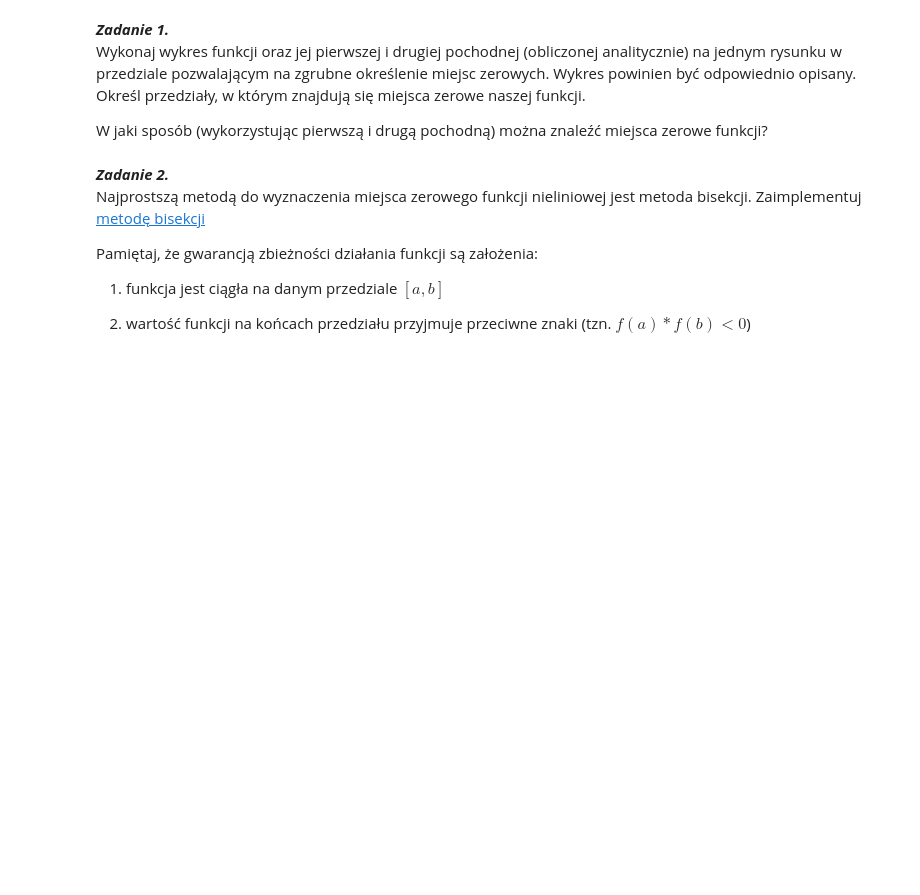
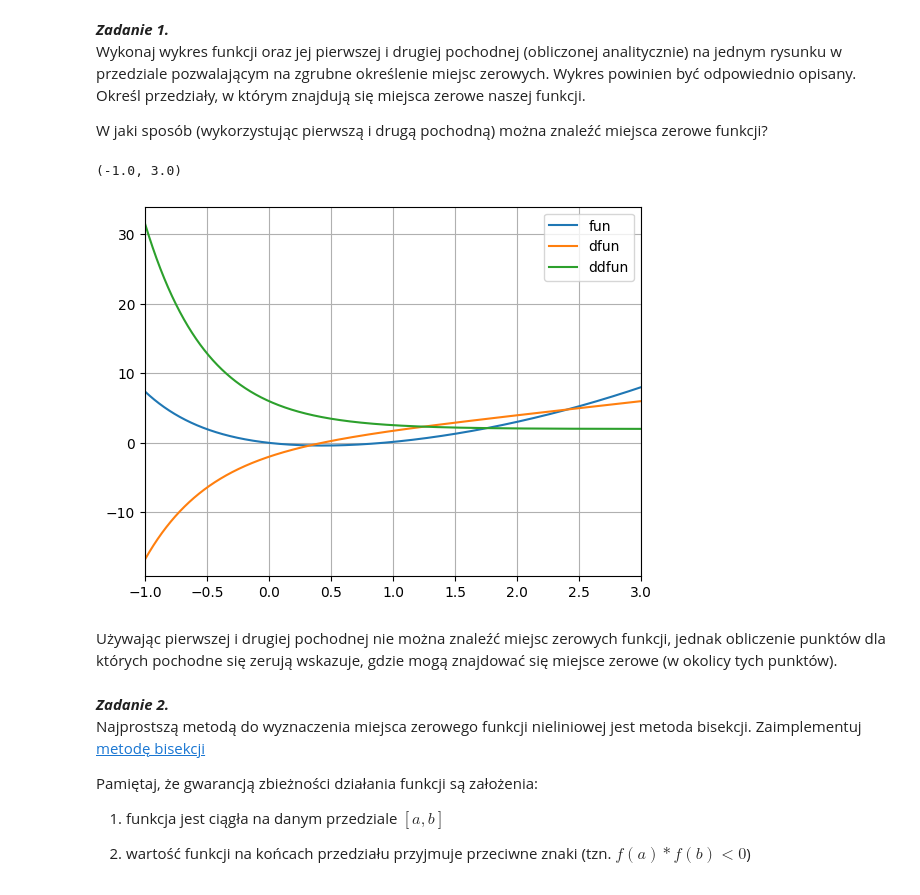
Before and after one commit to KAIR-ISZ-MN-2023-RM/laboratorium-8-MichalFurgala, a Jupyter notebook: sprawozdanie.ipynb, the cells around one changed output. Saved outputs shown, nothing was run; the diff lists cells and outputs as text; code cells hidden in the pictures; blank space fills up the shorter version.

```diff
--- a/sprawozdanie.ipynb
+++ b/sprawozdanie.ipynb
@@ -30,6 +30,23 @@ Funkcja i jej pochodne zostały zaimplementowane w *main.py*
 Wykonaj wykres funkcji oraz jej pierwszej i drugiej pochodnej (obliczonej analitycznie) na jednym rysunku w przedziale pozwalającym na zgrubne określenie miejsc zerowych. Wykres powinien być odpowiednio opisany. Określ przedziały, w którym znajdują się miejsca zerowe naszej funkcji.
 
 W jaki sposób (wykorzystując pierwszą i drugą pochodną) można znaleźć miejsca zerowe funkcji?
+# %%
+from main import fun, dfun, ddfun
+x = np.linspace(-1, 3, 4000)
+y = fun(x)
+ydot = dfun(x)
+ydotdot = ddfun(x)
+plt.plot(x, y, label='fun')
+plt.plot(x, ydot, label='dfun')
+plt.plot(x, ydotdot, label='ddfun')
+plt.legend()
+plt.grid()
+plt.xlim(-1, 3)
+# %% [output]
+(-1.0, 3.0)
+[figure, added]
+# %% [markdown]
+Używając pierwszej i drugiej pochodnej nie można znaleźć miejsc zerowych funkcji, jednak obliczenie punktów dla których pochodne się zerują wskazuje, gdzie mogą znajdować się miejsce zerowe (w okolicy tych punktów).
 # %% [markdown]
 ***Zadanie 2.***
 Najprostszą metodą do wyznaczenia miejsca zerowego funkcji nieliniowej jest metoda bisekcji. Zaimplementuj [metodę bisekcji](https://en.wikipedia.org/wiki/Bisection_method)
```
Also changed, not shown: parts of 7 cells of this notebook, 1 other file.
